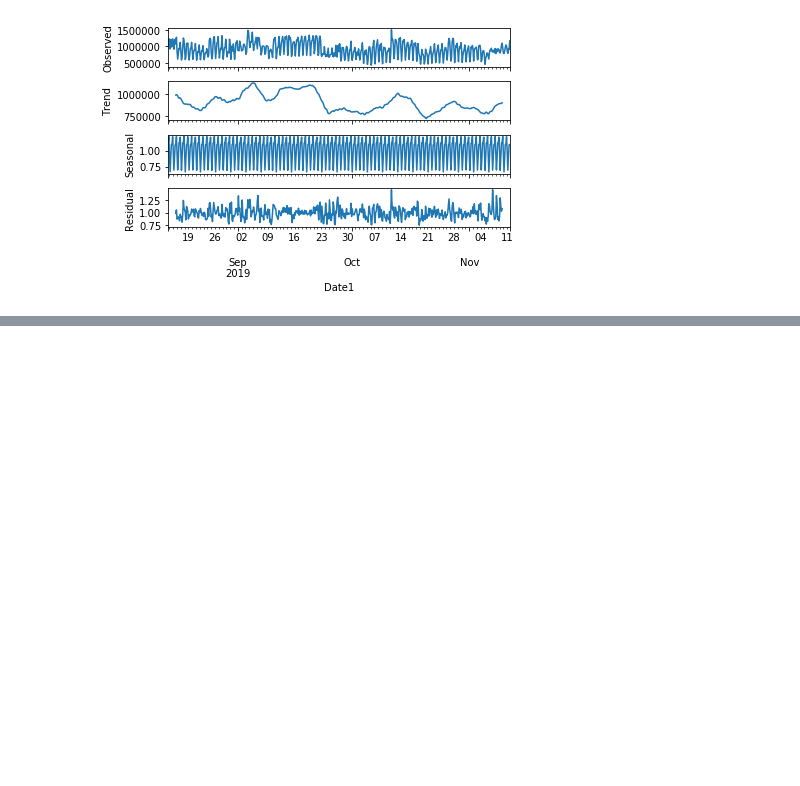
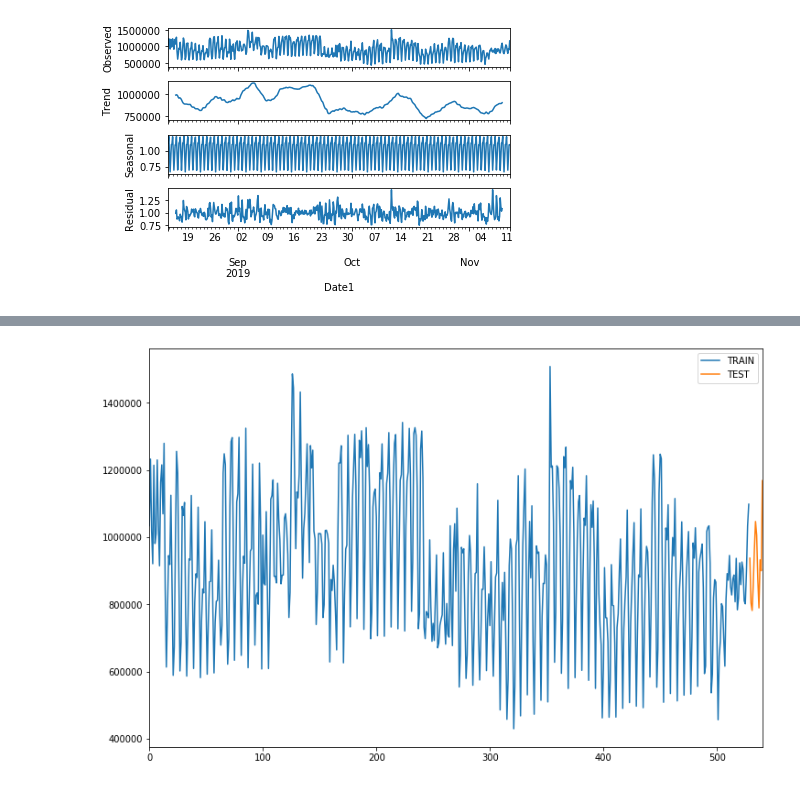
Before and after one commit to Landstein/Water-Treatment-Plant-Power-Predictions, a Jupyter notebook: Arima EDA .ipynb, the cells around one changed output, grey strips where cells are left out. Cells and saved outputs as stored; diff of their text form; code cells hidden in the pictures; blank space fills up the shorter version.

```diff
--- a/Arima EDA .ipynb
+++ b/Arima EDA .ipynb
@@ -90,0 +99,16 @@ power_a_result.seasonal[:30].plot()
+# %%
+train_data = df_a.iloc[:529]
+test_data = df_a.iloc[529:]
+train_data = train_data.astype('double')
+
+# Fits the Train Data to the Exponential Smoothing Model
+fitted_model = ExponentialSmoothing(train_data['PowerA'],trend='mul',seasonal='mul',seasonal_periods=6).fit()
+
+# Fits the Test Predictions
+test_predictions = fitted_model.forecast(12).rename('Holt-Winters Forecast')
+# %%
+# Forecasts two days into the future using exponential smoothing
+train_data['PowerA'].plot(legend=True,label='TRAIN')
+test_data['PowerA'].plot(legend=True,label='TEST',figsize=(12,8));
+# %% [output]
+[figure, added]
```
Also changed, not shown: parts of 24 cells of this notebook.
